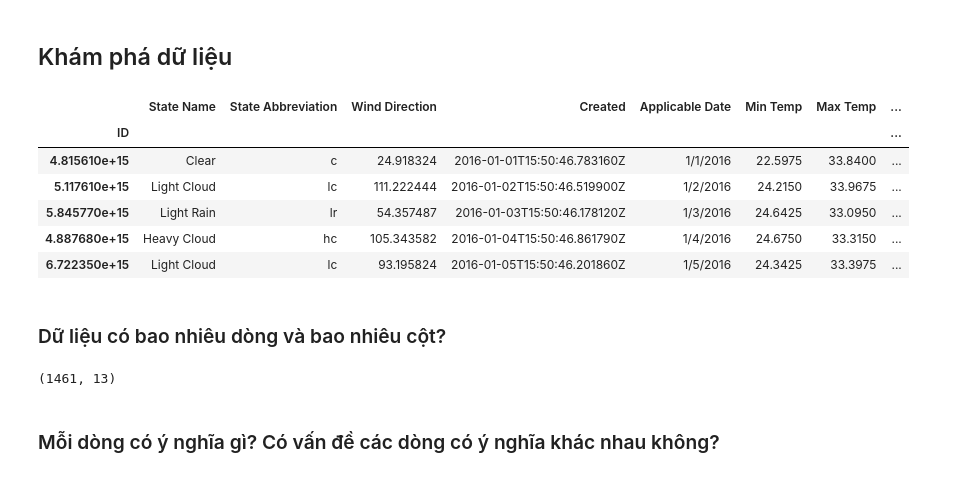
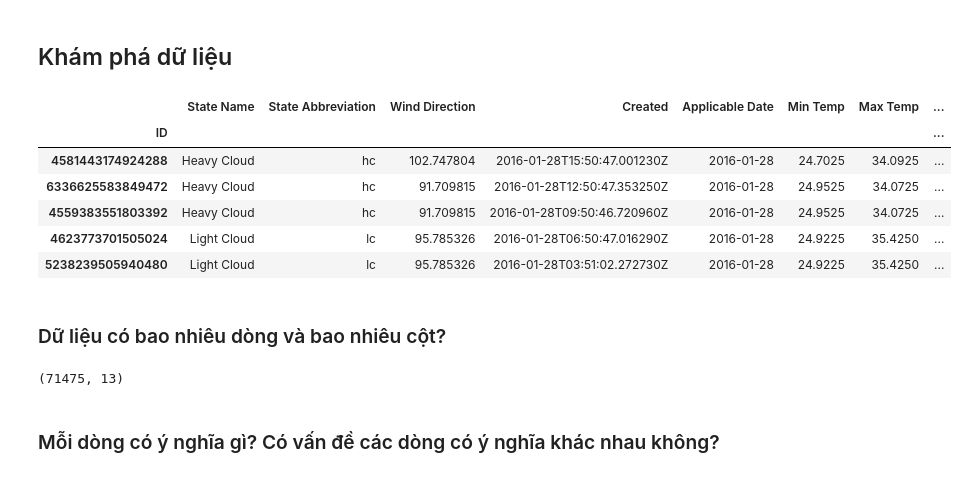
Before and after one commit to phan-anh-hao/Project_Data_Science, a Jupyter notebook: Main.ipynb, the cells around one changed output. Cells and saved outputs as stored; diff of their text form; code cells hidden in the pictures.

```diff
--- a/Main.ipynb
+++ b/Main.ipynb
@@ -19,23 +26,23 @@ from sklearn.metrics import accuracy_score
 # %% [markdown]
 ## Khám phá dữ liệu
 # %%
-data_df = pd.read_csv('Data/data.csv',index_col = 'ID') # Cho cột index là cột 0
+data_df = pd.read_csv('Data/Data.csv',index_col = 'ID') # Cho cột index là cột 0
 data_df.head()
 # %% [output]
 |  | State Name | State Abbreviation | Wind Direction | Created | Applicable Date | Min Temp | Max Temp | ... |
 | ID |  |  |  |  |  |  |  | ... |
-| 4.815610e+15 | Clear | c | 24.918324 | 2016-01-01T15:50:46.783160Z | 1/1/2016 | 22.5975 | 33.8400 | ... |
-| 5.117610e+15 | Light Cloud | lc | 111.222444 | 2016-01-02T15:50:46.519900Z | 1/2/2016 | 24.2150 | 33.9675 | ... |
-| 5.845770e+15 | Light Rain | lr | 54.357487 | 2016-01-03T15:50:46.178120Z | 1/3/2016 | 24.6425 | 33.0950 | ... |
-| 4.887680e+15 | Heavy Cloud | hc | 105.343582 | 2016-01-04T15:50:46.861790Z | 1/4/2016 | 24.6750 | 33.3150 | ... |
-| 6.722350e+15 | Light Cloud | lc | 93.195824 | 2016-01-05T15:50:46.201860Z | 1/5/2016 | 24.3425 | 33.3975 | ... |
+| 4581443174924288 | Heavy Cloud | hc | 102.747804 | 2016-01-28T15:50:47.001230Z | 2016-01-28 | 24.7025 | 34.0925 | ... |
+| 6336625583849472 | Heavy Cloud | hc | 91.709815 | 2016-01-28T12:50:47.353250Z | 2016-01-28 | 24.9525 | 34.0725 | ... |
+| 4559383551803392 | Heavy Cloud | hc | 91.709815 | 2016-01-28T09:50:46.720960Z | 2016-01-28 | 24.9525 | 34.0725 | ... |
+| 4623773701505024 | Light Cloud | lc | 95.785326 | 2016-01-28T06:50:47.016290Z | 2016-01-28 | 24.9225 | 35.4250 | ... |
+| 5238239505940480 | Light Cloud | lc | 95.785326 | 2016-01-28T03:51:02.272730Z | 2016-01-28 | 24.9225 | 35.4250 | ... |
 # %% [markdown]
 ### Dữ liệu có bao nhiêu dòng và bao nhiêu cột?
 # %%
 # Kích thước của dữ liệu
 data_df.shape
 # %% [output]
-(1461, 13)
+(71475, 13)
 # %% [markdown]
 ### Mỗi dòng có ý nghĩa gì? Có vấn đề các dòng có ý nghĩa khác nhau không?
 # %% [markdown]
```
Also changed, not shown: parts of 69 cells of this notebook, 3 other files.
